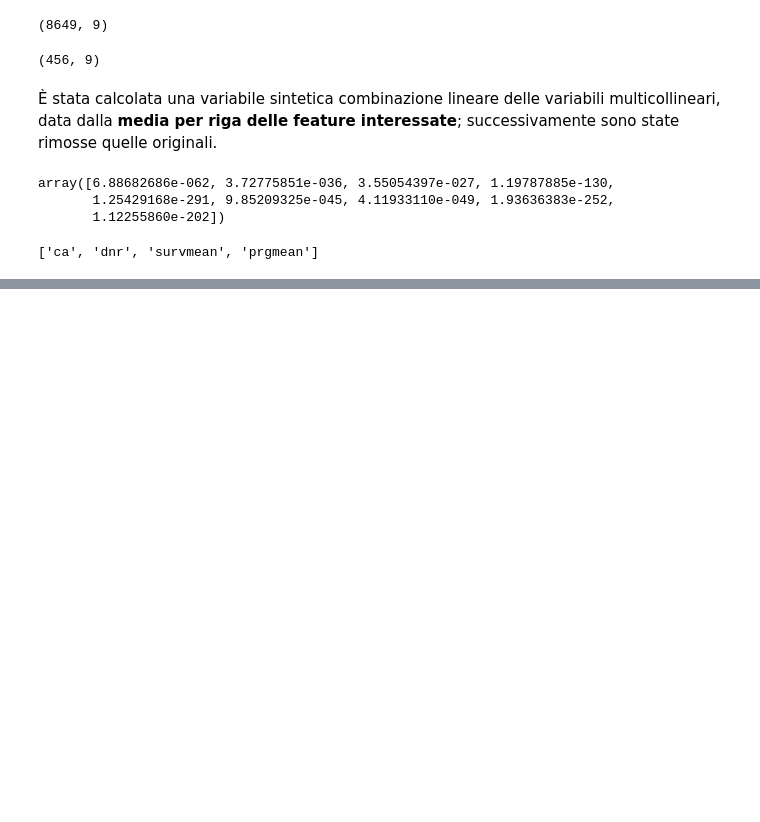
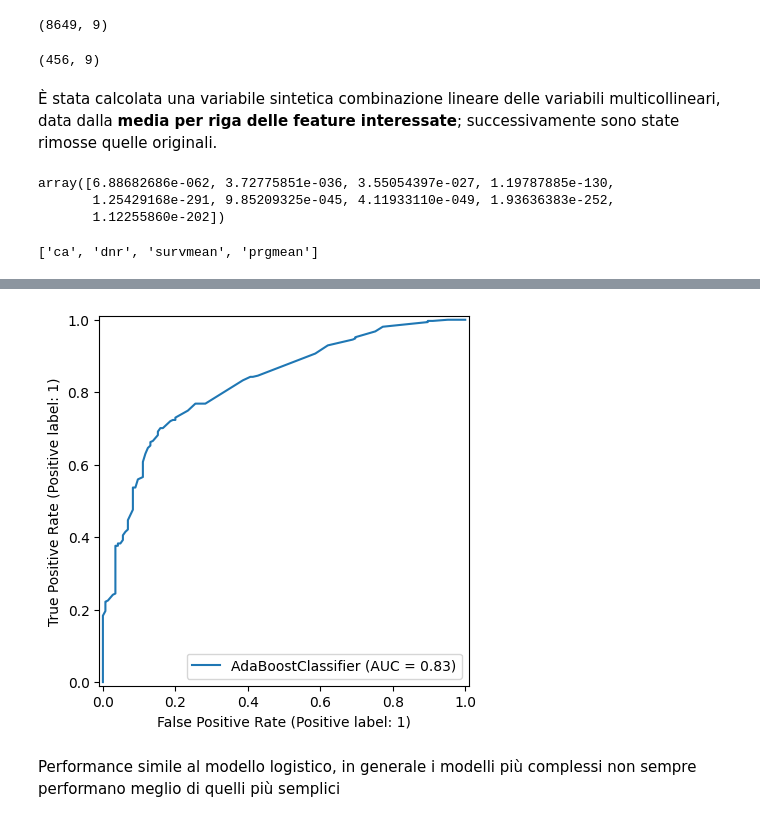
Before and after one commit to alberto-rampulla/big-data-course, a Jupyter notebook: 04_Classificazione/Classificazione-binaria.ipynb, the cells around one changed output, grey strips where cells are left out. Drawn from its saved outputs; the diff is of its cells as text; code cells hidden in the pictures; blank space fills up the shorter version.

```diff
--- a/04_Classificazione/Classificazione-binaria.ipynb
+++ b/04_Classificazione/Classificazione-binaria.ipynb
@@ -284,0 +402,14 @@ X_tr_skb.columns.to_list()
+# %%
+# Esempio alternativo con AdaBoost
+from sklearn.ensemble import AdaBoostClassifier
+adb = AdaBoostClassifier(random_state = 42)
+param_grid = {
+    'n_estimators': [50, 100, 200],
+    'learning_rate': [0.01, 0.1, 1]
+}
+grid_adb = GridSearchCV(estimator = adb, param_grid = param_grid, cv = 5, n_jobs = -1)
+grid_adb.fit(X_tr_skb, y_tr)
+print("Miglior modello:", grid_adb.best_params_)
+
+best_adb = grid_adb.best_estimator_
+y_pred_adb = best_adb.predict(X_te_skb)
@@ -284,0 +429,6 @@ X_tr_skb.columns.to_list()
+# %%
+auc_disp_adb = RocCurveDisplay.from_estimator(best_adb, X_te_skb, y_te)
+# %% [output]
+[figure, added]
+# %% [markdown]
+Performance simile al modello logistico, in generale i modelli più complessi non sempre performano meglio di quelli più semplici
```
Also changed, not shown: parts of 19 cells of this notebook.
